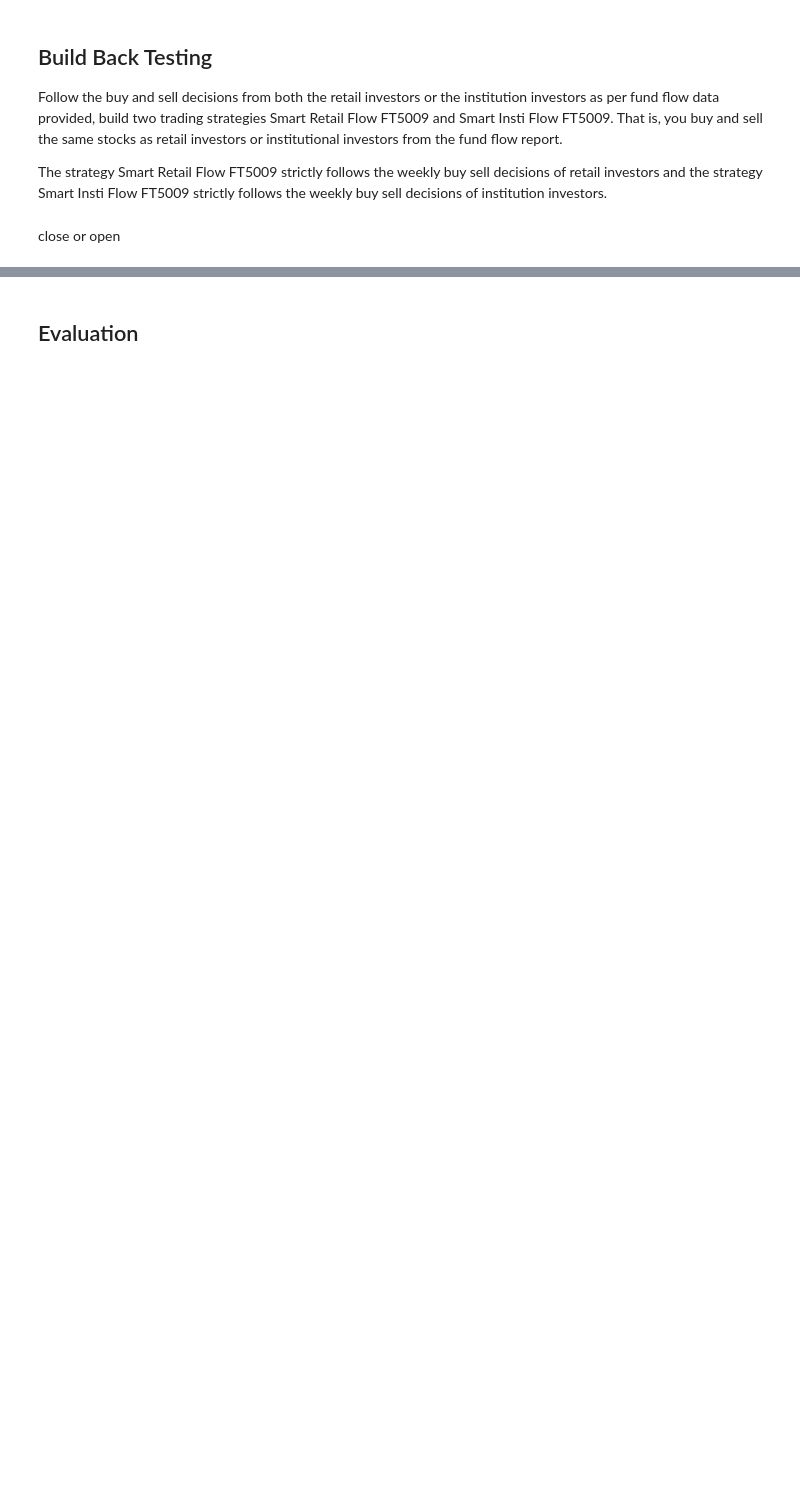
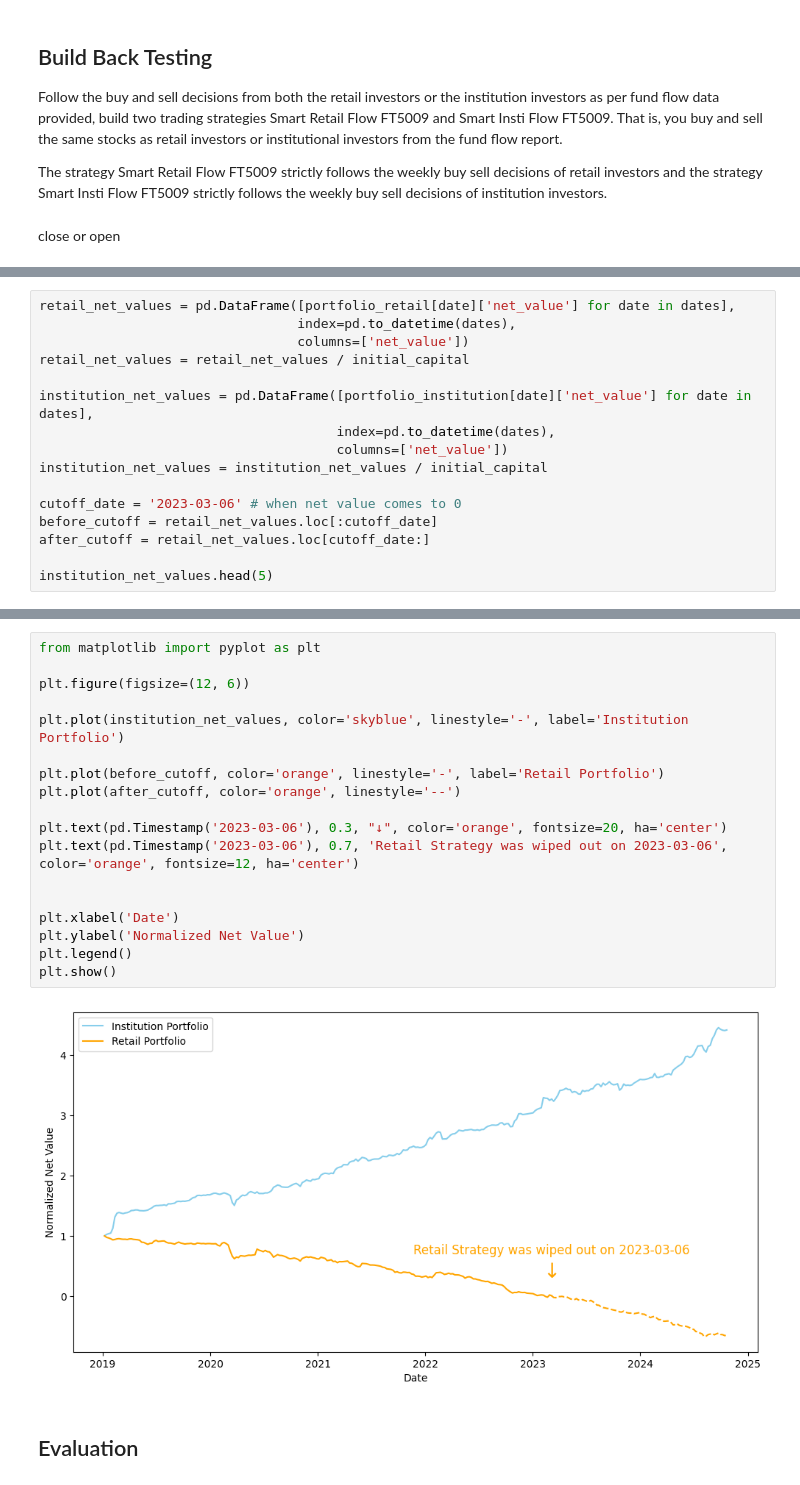
Before and after one commit to Quentin2050267/Assignment_4_Group_3, a Jupyter notebook: backtest_evaluation.ipynb, the cells around one changed output, grey strips where cells are left out. Cells and saved outputs as stored; diff of their text form; blank space fills up the shorter version.

```diff
--- a/backtest_evaluation.ipynb
+++ b/backtest_evaluation.ipynb
@@ -322,0 +325,16 @@ Institution Portfolio Final: {'cash': 1714630.2470144688, 'short_sell_cash': 671
+# %%
+retail_net_values = pd.DataFrame([portfolio_retail[date]['net_value'] for date in dates],
+                                 index=pd.to_datetime(dates),
+                                 columns=['net_value'])
+retail_net_values = retail_net_values / initial_capital
+
+institution_net_values = pd.DataFrame([portfolio_institution[date]['net_value'] for date in dates],
+                                      index=pd.to_datetime(dates),
+                                      columns=['net_value'])
+institution_net_values = institution_net_values / initial_capital
+
+cutoff_date = '2023-03-06' # when net value comes to 0
+before_cutoff = retail_net_values.loc[:cutoff_date]
+after_cutoff = retail_net_values.loc[cutoff_date:]
+
+institution_net_values.head(5)
@@ -323,2 +348,22 @@ Institution Portfolio Final: {'cash': 1714630.2470144688, 'short_sell_cash': 671
+# %%
+from matplotlib import pyplot as plt
+
+plt.figure(figsize=(12, 6))
+
+plt.plot(institution_net_values, color='skyblue', linestyle='-', label='Institution Portfolio')
+
+plt.plot(before_cutoff, color='orange', linestyle='-', label='Retail Portfolio')
+plt.plot(after_cutoff, color='orange', linestyle='--')
+
+plt.text(pd.Timestamp('2023-03-06'), 0.3, "↓", color='orange', fontsize=20, ha='center')
+plt.text(pd.Timestamp('2023-03-06'), 0.7, 'Retail Strategy was wiped out on 2023-03-06', color='orange', fontsize=12, ha='center')
+
+
+plt.xlabel('Date')
+plt.ylabel('Normalized Net Value')
+plt.legend()
+plt.show()
+# %% [output]
+[figure, added]
 # %% [markdown]
 ## Evaluation
```
Also changed, not shown: parts of 5 cells of this notebook.
